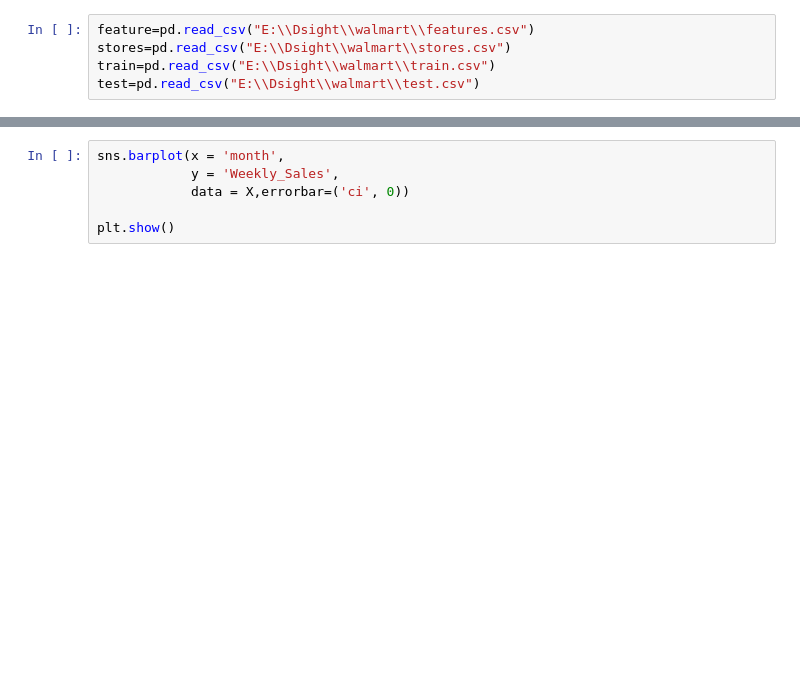
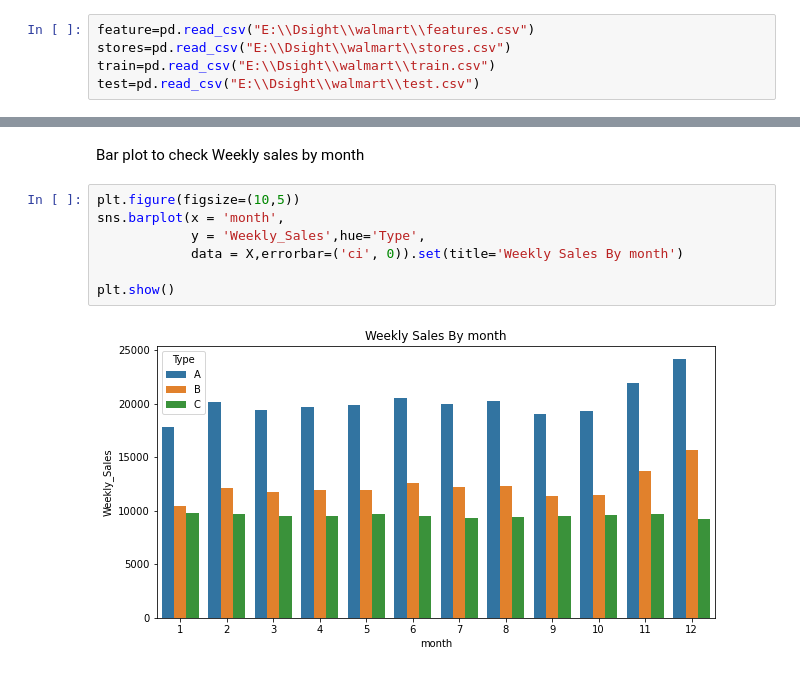
Before and after one commit to ghatnatti/Walmart_new, a Jupyter notebook: Walmart.ipynb, the cells around one changed output, grey strips where cells are left out. Cells and saved outputs as stored; diff of their text form; blank space fills up the shorter version.

```diff
--- a/Walmart.ipynb
+++ b/Walmart.ipynb
@@ -64,6 +104,11 @@ plt.show()
+# %% [markdown]
+Bar plot to check Weekly sales by month
 # %%
+plt.figure(figsize=(10,5))
 sns.barplot(x = 'month',
-            y = 'Weekly_Sales',
-            data = X,errorbar=('ci', 0))
+            y = 'Weekly_Sales',hue='Type',
+            data = X,errorbar=('ci', 0)).set(title='Weekly Sales By month')
 
 plt.show()
+# %% [output]
+[figure, added]
```
Also changed, not shown: parts of 43 cells of this notebook.
